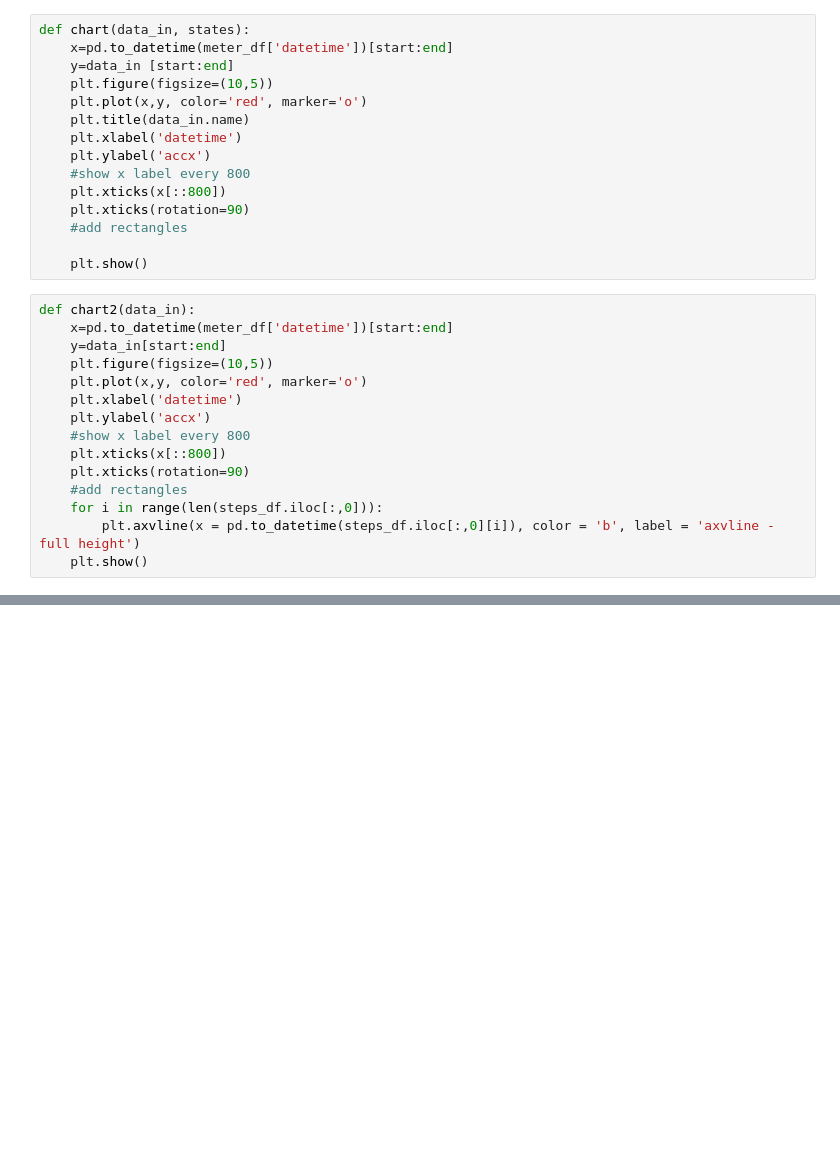
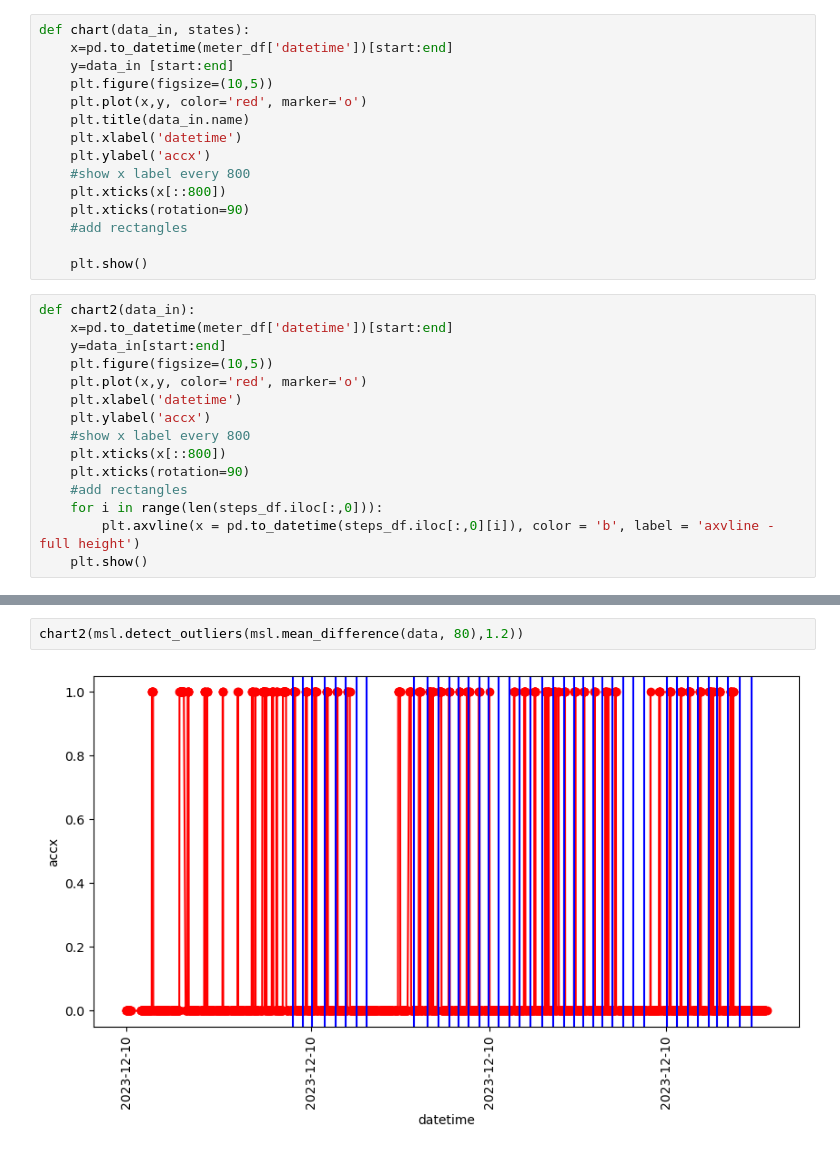
Before and after one commit to LaubertF/SheepRunDetection, a Jupyter notebook: StepDetection.ipynb, the cells around one changed output, grey strips where cells are left out. Saved outputs shown, nothing was run; the diff lists cells and outputs as text; blank space fills up the shorter version.

```diff
--- a/StepDetection.ipynb
+++ b/StepDetection.ipynb
@@ -65,0 +67,4 @@ print(data)
+# %%
+chart2(msl.detect_outliers(msl.mean_difference(data, 80),1.2))
+# %% [output]
+[figure, added]
```
Also changed, not shown: parts of 8 cells of this notebook, 6 other files.
